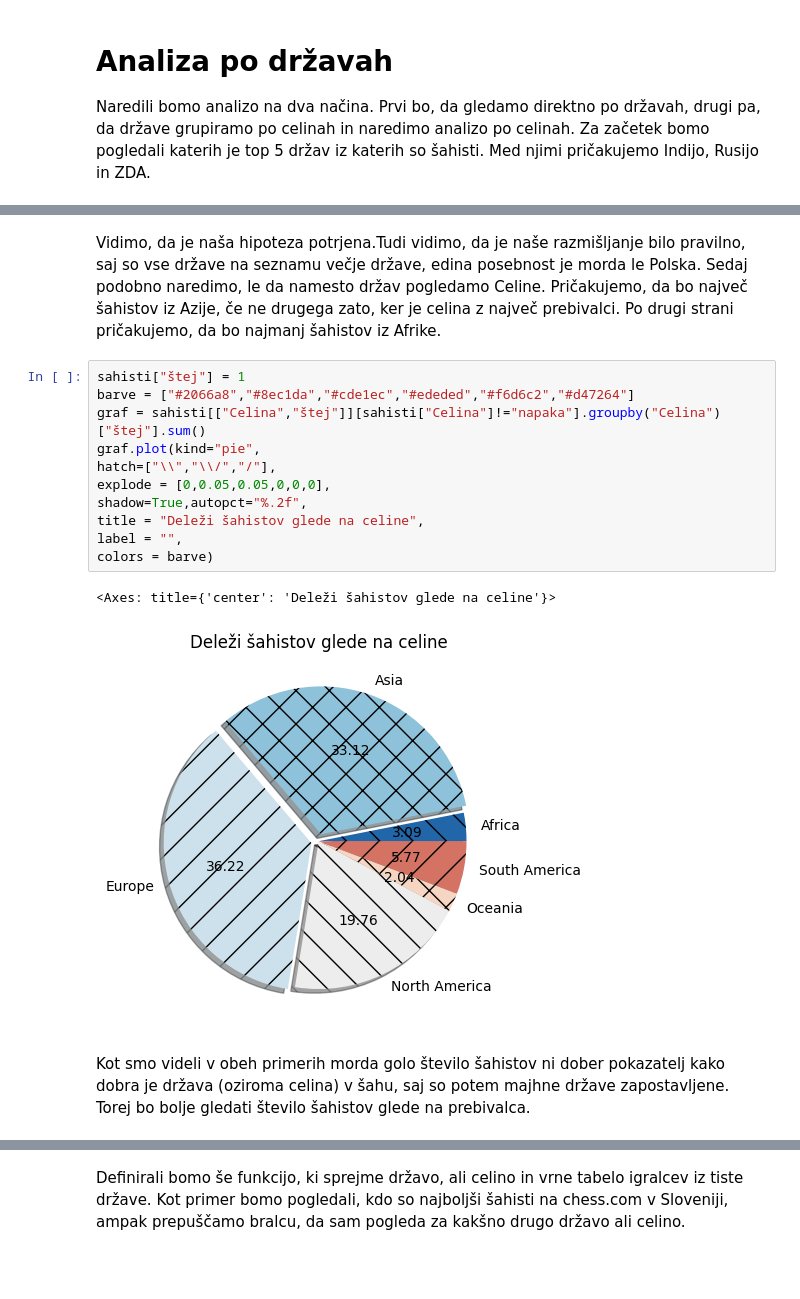
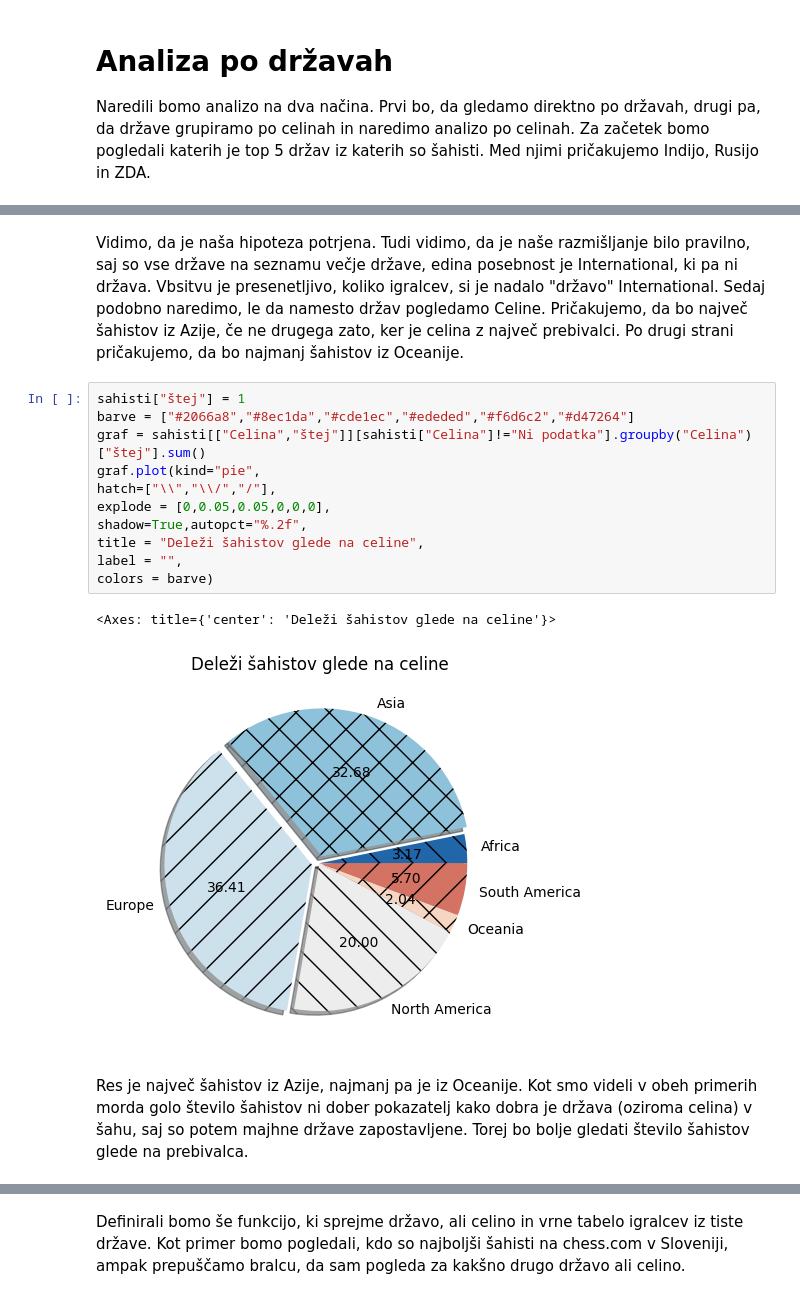
Before and after one commit to Matic-Pogorelec/Uvod_v_programiranje, a Jupyter notebook: analiza.ipynb, the cells around one changed output, grey strips where cells are left out. Cells and saved outputs as stored; diff of their text form; blank space fills up the shorter version.

```diff
--- a/analiza.ipynb
+++ b/analiza.ipynb
@@ -33,21 +33,21 @@ sahisti["Država"].value_counts().head(10).plot(kind = "bar",color = barve)
 # %% [markdown]
-Vidimo, da je naša hipoteza potrjena.Tudi vidimo, da je naše razmišljanje bilo pravilno, saj so vse države na seznamu večje države, edina posebnost je morda le Polska. Sedaj podobno naredimo, le da namesto držav pogledamo Celine. Pričakujemo, da bo največ šahistov iz Azije, če ne drugega zato, ker je celina z največ prebivalci. Po drugi strani pričakujemo, da bo najmanj šahistov iz Afrike.
+Vidimo, da je naša hipoteza potrjena. Tudi vidimo, da je naše razmišljanje bilo pravilno, saj so vse države na seznamu večje države, edina posebnost je International, ki pa ni država. Vbsitvu je presenetljivo, koliko igralcev, si je nadalo "državo" International. Sedaj podobno naredimo, le da namesto držav pogledamo Celine. Pričakujemo, da bo največ šahistov iz Azije, če ne drugega zato, ker je celina z največ prebivalci. Po drugi strani pričakujemo, da bo najmanj šahistov iz Oceanije.
 # %%
 sahisti["štej"] = 1
 barve = ["#2066a8","#8ec1da","#cde1ec","#ededed","#f6d6c2","#d47264"]
-graf = sahisti[["Celina","štej"]][sahisti["Celina"]!="napaka"].groupby("Celina")["štej"].sum()
+graf = sahisti[["Celina","štej"]][sahisti["Celina"]!="Ni podatka"].groupby("Celina")["štej"].sum()
 graf.plot(kind="pie",
 hatch=["\\","\\/","/"],
 explode = [0,0.05,0.05,0,0,0],
 shadow=True,autopct="%.2f",
 title = "Deleži šahistov glede na celine",
 label = "",
 colors = barve)
 # %% [output]
 <Axes: title={'center': 'Deleži šahistov glede na celine'}>
-[figure, old version]
+[figure, new version]
 # %% [markdown]
-Kot smo videli v obeh primerih morda golo število šahistov ni dober pokazatelj kako dobra je država (oziroma celina) v šahu, saj so potem majhne države zapostavljene. Torej bo bolje gledati število šahistov glede na prebivalca.
+Res je največ šahistov iz Azije, najmanj pa je iz Oceanije. Kot smo videli v obeh primerih morda golo število šahistov ni dober pokazatelj kako dobra je država (oziroma celina) v šahu, saj so potem majhne države zapostavljene. Torej bo bolje gledati število šahistov glede na prebivalca.
 # %%
 barve = ["#fe1414","#ff0022","#ff002e",
 "#ff003b","#ff0048", "#ff0053",
```
Also changed, not shown: parts of 32 cells of this notebook, 5 other files.
